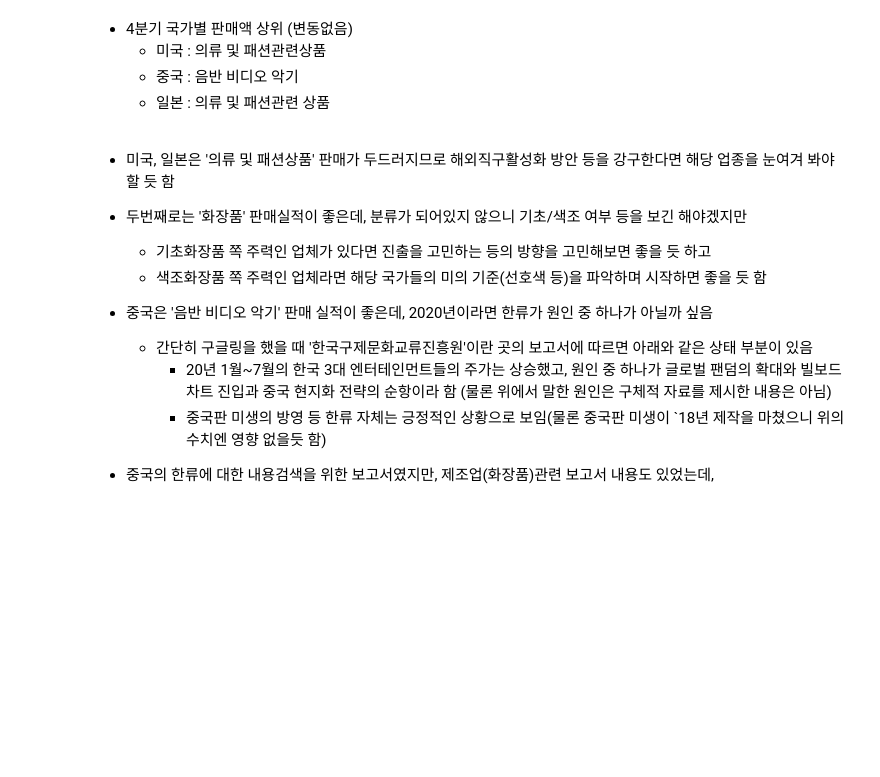
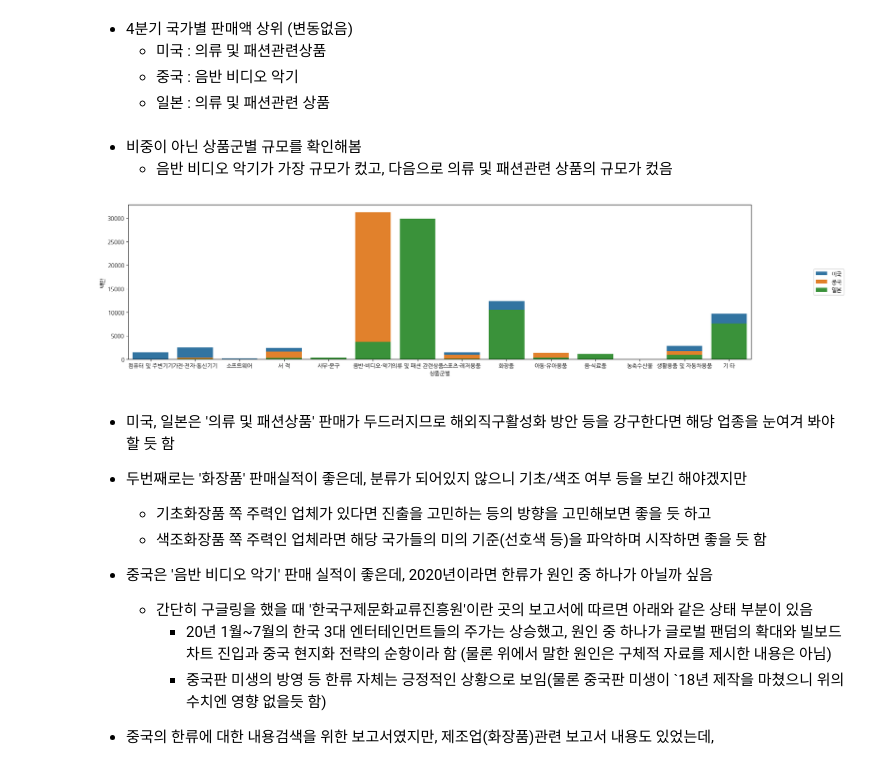
Before and after one commit to KR9268/KR9268.github.io, a Jupyter notebook: posts/coach-ds-20221113/index.ipynb, the cells around one changed output. Drawn from its saved outputs; the diff is of its cells as text; code cells hidden in the pictures; blank space fills up the shorter version.

```diff
--- a/posts/coach-ds-20221113/index.ipynb
+++ b/posts/coach-ds-20221113/index.ipynb
@@ -184,6 +195,17 @@ for i, country  in enumerate(df_2020_top3_quarter4['국가(대륙)별'].unique()
     * 미국 : 의류 및 패션관련상품
     * 중국 : 음반 비디오 악기
     * 일본 : 의류 및 패션관련 상품
+# %% [markdown]
+* 비중이 아닌 상품군별 규모를 확인해봄
+  * 음반 비디오 악기가 가장 규모가 컸고, 다음으로 의류 및 패션관련 상품의 규모가 컸음
+# %%
+# 상위 3개국가에 대해 상품군별 시각화해서 분석함
+plt.figure(figsize=(20,5))
+sns.barplot(data=df_2020_top3, x='상품군별', y='백만', hue='국가(대륙)별', errorbar=None, dodge=False)
+plt.legend(bbox_to_anchor=(1.1,0.5), loc=6, borderaxespad=0)
+plt.show()
+# %% [output]
+[figure, added]
 # %% [markdown]
 * 미국, 일본은 '의류 및 패션상품' 판매가 두드러지므로 해외직구활성화 방안 등을 강구한다면 해당 업종을 눈여겨 봐야할 듯 함
 * 두번째로는 '화장품' 판매실적이 좋은데, 분류가 되어있지 않으니 기초/색조 여부 등을 보긴 해야겠지만
```
Also changed, not shown: parts of 3 cells of this notebook, 36 other files.
